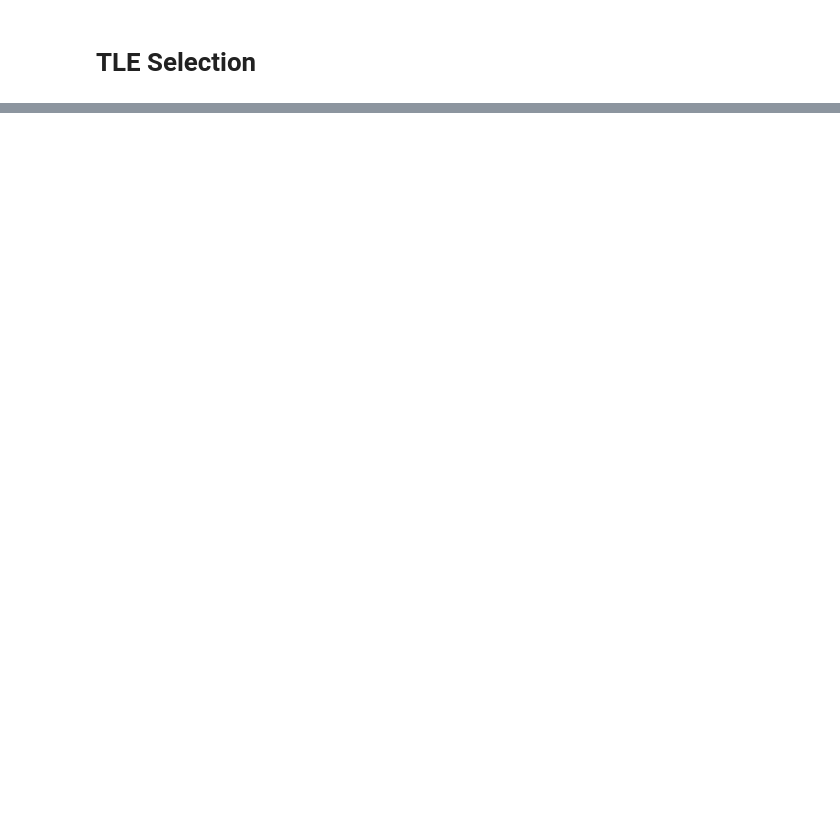
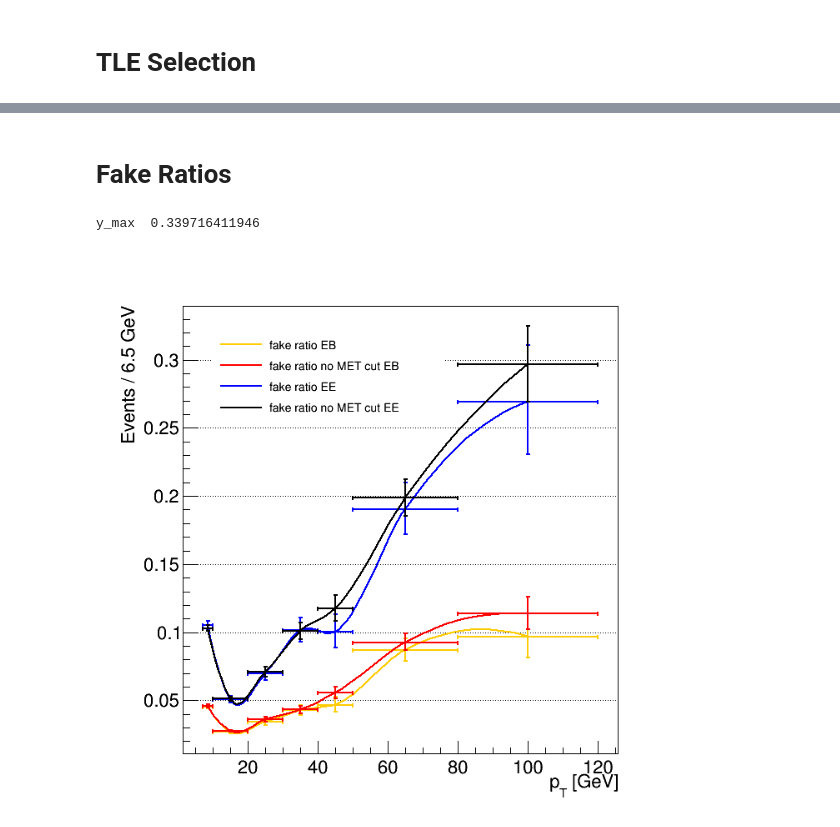
Before and after one commit to Werbellin/background_estimates, a Jupyter notebook: Loose_Electrons_Backgrounds.ipynb, the cells around one changed output, grey strips where cells are left out. Drawn from its saved outputs; the diff is of its cells as text; code cells hidden in the pictures; blank space fills up the shorter version.

Commit message:
Add fake rates

```diff
--- a/Loose_Electrons_Backgrounds.ipynb
+++ b/Loose_Electrons_Backgrounds.ipynb
@@ -78,0 +87,31 @@ PLOTTING  3P1F  FOR Z2 FINAL STATE  Zp2e
+# %% [markdown]
+# Fake Ratios
+# %%
+prefix = '/Users/pigard/data/background_estimate/'
+#reload(plot_tools)
+tree = 'REG'
+region = 'EB'
+final_state = 'Zpe'
+legend_position = (0.2, 0.7, 0.6, 0.85)
+def plot_FR(tree, region, final_state) :
+    save_plot([{'p' : get_eff(prefix + tree + '_CRZL__BKG_AllData.root', 'raw/' + final_state + '_fakeRatio_' + 'EB'),
+            'draw_options' : {'color' : ROOT.kOrange, 'legend_title' : 'fake ratio EB'}},
+           {'p' : get_eff(prefix + tree + '_CRZL__BKG_AllData.root', 'raw/' + final_state + '_NoMET_fakeRatio_' + 'EB'),
+            'draw_options' : {'color' : ROOT.kRed, 'legend_title' : 'fake ratio no MET cut EB'}},
+            {'p' : get_eff(prefix + tree + '_CRZL__BKG_AllData.root', 'raw/' + final_state + '_fakeRatio_' + 'EE'),
+            'draw_options' : {'color' : ROOT.kBlue, 'legend_title' : 'fake ratio EE '}},
+           {'p' : get_eff(prefix + tree + '_CRZL__BKG_AllData.root', 'raw/' + final_state + '_NoMET_fakeRatio_' + 'EE'),
+            'draw_options' : {'color' : ROOT.kBlack, 'legend_title' : 'fake ratio no MET cut EE '}},
+           #{'p' : get_plot(prefix + 'out_zzjj_qcd_loose_ZZ4lAnalysis.root', 'tl_VBS/tl_VBS_ZZ_mass'),
+          #  'draw_options' : {'color' : ROOT.kOrange, 'legend_title' : 'VBS'}}
+          ],
+
+          draw_options = {'y_title' : 'Events',#'y_max' : 120,
+                         #'paves' : [{'text' : region + ' ' + final_state, 'pos' : (0.3, 0.5, 0.5, 0.7)}],
+                         'draw_options' : 'P', 'legend_position' : legend_position
+                         }); #, 'draw_options' : 'HIST' # , 'y_log' : True , 'y_max' : 120
+
+plot_FR(tree, region, final_state)
+# %% [output]
+y_max  0.339716411946
+[figure, added]
```
Also changed, not shown: parts of 5 cells of this notebook.
